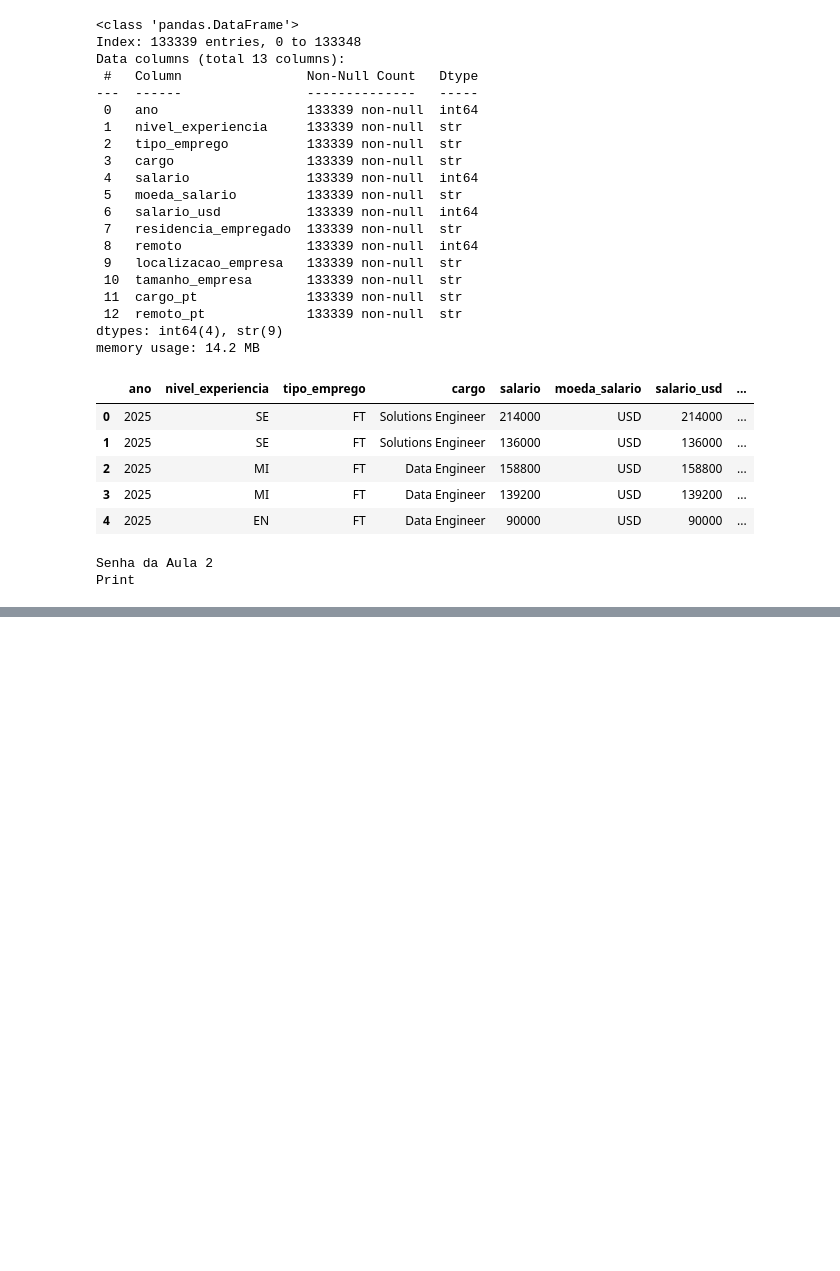
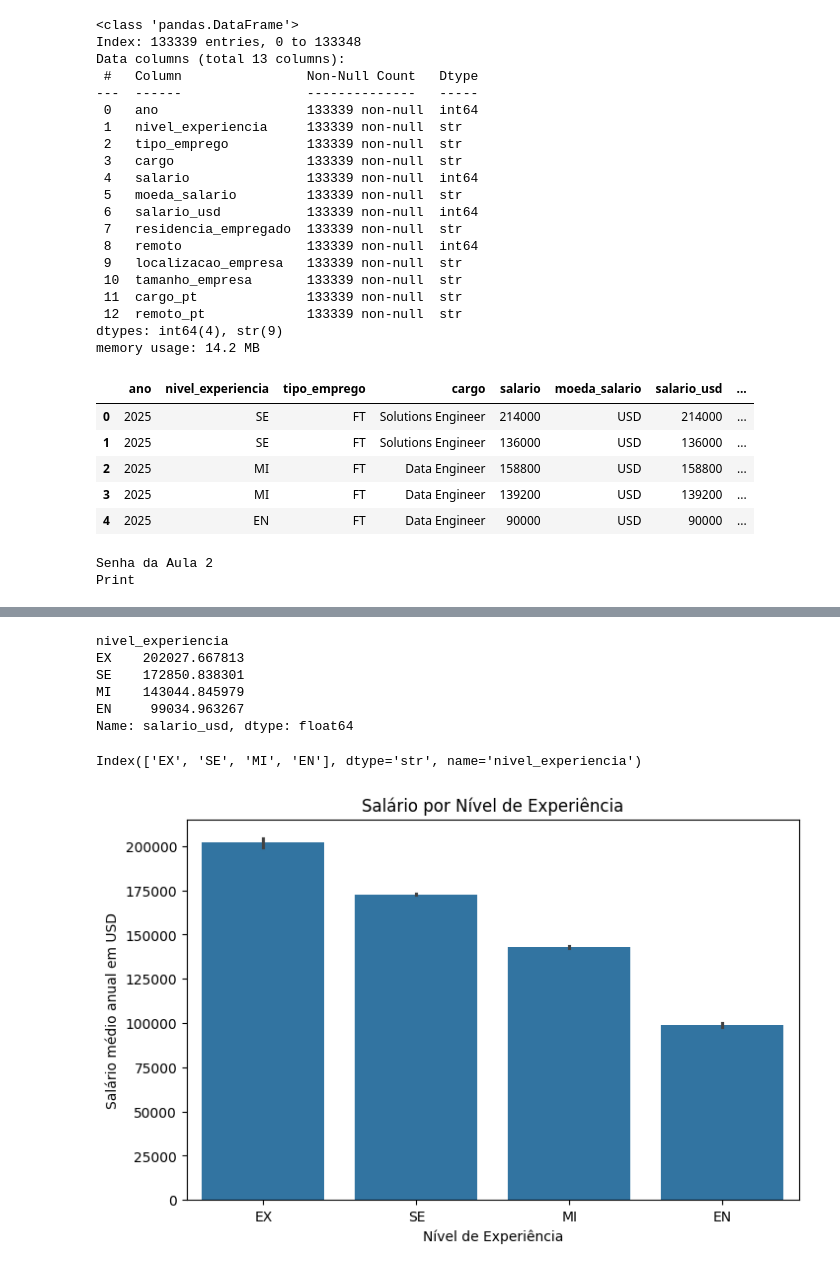
Before and after one commit to Petrus19090/imersao-dados-python-2026, a Jupyter notebook: aula01.ipynb, the cells around one changed output, grey strips where cells are left out. Saved outputs shown, nothing was run; the diff lists cells and outputs as text; code cells hidden in the pictures; blank space fills up the shorter version.

```diff
--- a/aula01.ipynb
+++ b/aula01.ipynb
@@ -434,0 +465,24 @@ Print
+# %%
+df_limpo.groupby("nivel_experiencia")["salario_usd"].mean().sort_values(ascending=False)
+# %% [output]
+nivel_experiencia
+EX    202027.667813
+SE    172850.838301
+MI    143044.845979
+EN     99034.963267
+Name: salario_usd, dtype: float64
+# %%
+ordem = df_limpo.groupby("nivel_experiencia")["salario_usd"].mean().sort_values(ascending=False).index
+# %%
+ordem
+# %% [output]
+Index(['EX', 'SE', 'MI', 'EN'], dtype='str', name='nivel_experiencia')
+# %%
+plt.figure(figsize=(8,5))
+sns.barplot(x='nivel_experiencia', y='salario_usd', data=df_limpo, order=ordem)
+plt.title('Salário por Nível de Experiência')
+plt.xlabel('Nível de Experiência')
+plt.ylabel('Salário médio anual em USD')
+plt.show()
+# %% [output]
+[figure, added]
```
Also changed, not shown: parts of 8 cells of this notebook.
